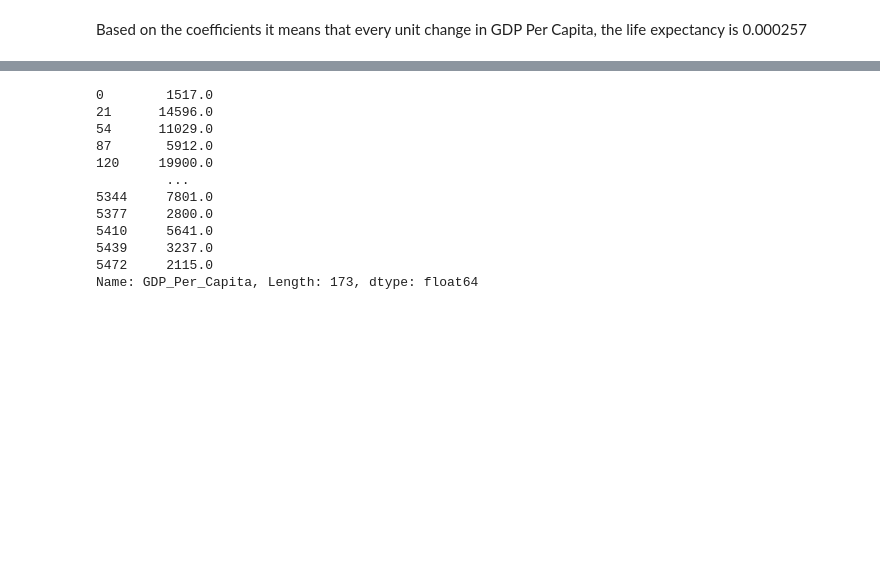
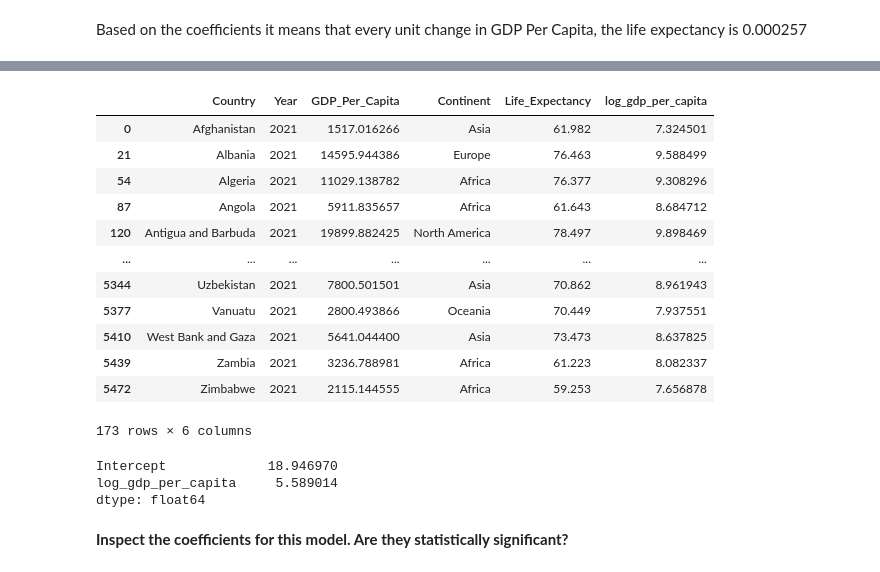
Before and after one commit to nss-data-science-cohort-8/un-exploration-ndpawar1981, a Jupyter notebook: Notebooks/UN_Data_Linear_Regression.ipynb, the cells around one changed output, grey strips where cells are left out. Drawn from its saved outputs; the diff is of its cells as text; code cells hidden in the pictures; blank space fills up the shorter version.

```diff
--- a/Notebooks/UN_Data_Linear_Regression.ipynb
+++ b/Notebooks/UN_Data_Linear_Regression.ipynb
@@ -185,15 +309,25 @@ Based on the coefficients it means that every unit change in GDP Per Capita, the
 # %%
-gdp_le_2021['GDP_Per_Capita'].round()
+gdp_le_2021
 # %% [output]
+|  | Country | Year | GDP_Per_Capita | Continent | Life_Expectancy | log_gdp_per_capita |
+| 0 | Afghanistan | 2021 | 1517.016266 | Asia | 61.982 | 7.324501 |
+| 21 | Albania | 2021 | 14595.944386 | Europe | 76.463 | 9.588499 |
+| 54 | Algeria | 2021 | 11029.138782 | Africa | 76.377 | 9.308296 |
+| 87 | Angola | 2021 | 5911.835657 | Africa | 61.643 | 8.684712 |
+| 120 | Antigua and Barbuda | 2021 | 19899.882425 | North America | 78.497 | 9.898469 |
+| ... | ... | ... | ... | ... | ... | ... |
+| 5344 | Uzbekistan | 2021 | 7800.501501 | Asia | 70.862 | 8.961943 |
+| 5377 | Vanuatu | 2021 | 2800.493866 | Oceania | 70.449 | 7.937551 |
+| 5410 | West Bank and Gaza | 2021 | 5641.044400 | Asia | 73.473 | 8.637825 |
+| 5439 | Zambia | 2021 | 3236.788981 | Africa | 61.223 | 8.082337 |
+| 5472 | Zimbabwe | 2021 | 2115.144555 | Africa | 59.253 | 7.656878 |
-0        1517.0
-21      14596.0
-54      11029.0
-87       5912.0
-120     19900.0
-         ...
-5344     7801.0
-5377     2800.0
-5410     5641.0
-5439     3237.0
-5472     2115.0
-Name: GDP_Per_Capita, Length: 173, dtype: float64
+173 rows × 6 columns
+# %%
+lr_le_log_gdp_capita = smf.ols("Life_Expectancy ~ log_gdp_per_capita", data=gdp_le_2021).fit()
+lr_le_log_gdp_capita.params
+# %% [output]
+Intercept             18.946970
+log_gdp_per_capita     5.589014
+dtype: float64
+# %% [markdown]
+<B>Inspect the coefficients for this model. Are they statistically significant? </b>
```
Also changed, not shown: parts of 42 cells of this notebook.
